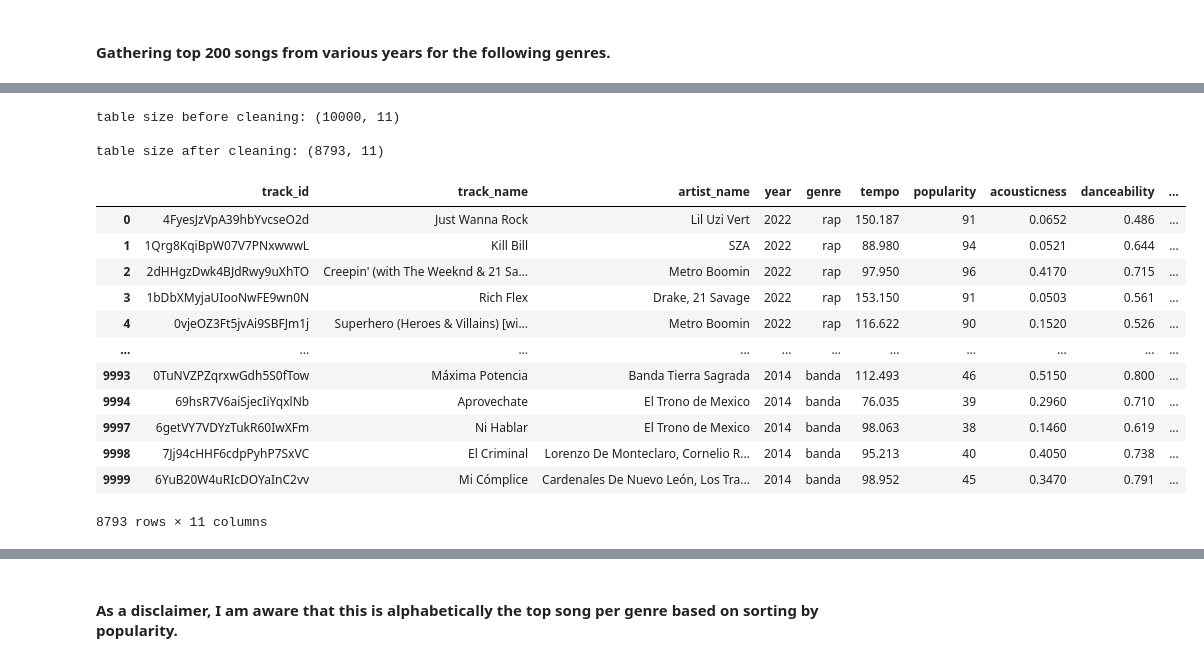
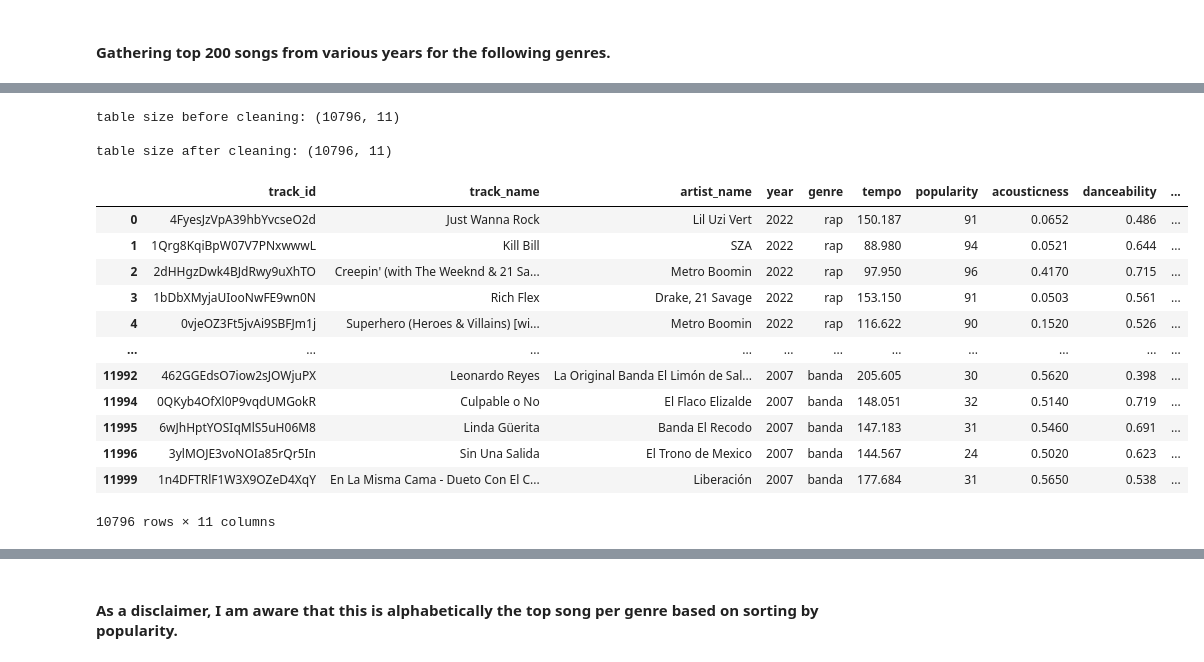
Before and after one commit to GuntherChung/INST414-A4, a Jupyter notebook: Assignment_4_Work.ipynb, the cells around one changed output, grey strips where cells are left out. Drawn from its saved outputs; the diff is of its cells as text; code cells hidden in the pictures.

```diff
--- a/Assignment_4_Work.ipynb
+++ b/Assignment_4_Work.ipynb
@@ -105,27 +152,27 @@ NameError: name 'songs_df' is not defined
 # %%
 # Dataframe size before cleaning
 print(f'table size before cleaning: {songs_df.shape}')
 
-# Dropping duplicate track names if they have the same artist name
-songs_df = songs_df.drop_duplicates(subset=['track_name', 'artist_name'])
+# Dropping duplicate track_id
+songs_df = songs_df.drop_duplicates(subset=['track_id'])
 
 # Dataframe size after cleaning and displaying table
 print(f'\ntable size after cleaning: {songs_df.shape}\n')
 songs_df
 # %% [output]
-table size before cleaning: (10000, 11)
+table size before cleaning: (10796, 11)
 
-table size after cleaning: (8793, 11)
+table size after cleaning: (10796, 11)
 |  | track_id | track_name | artist_name | year | genre | tempo | popularity | acousticness | danceability | ... |
 | 0 | 4FyesJzVpA39hbYvcseO2d | Just Wanna Rock | Lil Uzi Vert | 2022 | rap | 150.187 | 91 | 0.0652 | 0.486 | ... |
 | 1 | 1Qrg8KqiBpW07V7PNxwwwL | Kill Bill | SZA | 2022 | rap | 88.980 | 94 | 0.0521 | 0.644 | ... |
 | 2 | 2dHHgzDwk4BJdRwy9uXhTO | Creepin' (with The Weeknd & 21 Sa... | Metro Boomin | 2022 | rap | 97.950 | 96 | 0.4170 | 0.715 | ... |
 | 3 | 1bDbXMyjaUIooNwFE9wn0N | Rich Flex | Drake, 21 Savage | 2022 | rap | 153.150 | 91 | 0.0503 | 0.561 | ... |
 | 4 | 0vjeOZ3Ft5jvAi9SBFJm1j | Superhero (Heroes & Villains) [wi... | Metro Boomin | 2022 | rap | 116.622 | 90 | 0.1520 | 0.526 | ... |
 | ... | ... | ... | ... | ... | ... | ... | ... | ... | ... | ... |
-| 9993 | 0TuNVZPZqrxwGdh5S0fTow | Máxima Potencia | Banda Tierra Sagrada | 2014 | banda | 112.493 | 46 | 0.5150 | 0.800 | ... |
-| 9994 | 69hsR7V6aiSjecIiYqxlNb | Aprovechate | El Trono de Mexico | 2014 | banda | 76.035 | 39 | 0.2960 | 0.710 | ... |
-| 9997 | 6getVY7VDYzTukR60IwXFm | Ni Hablar | El Trono de Mexico | 2014 | banda | 98.063 | 38 | 0.1460 | 0.619 | ... |
-| 9998 | 7Jj94cHHF6cdpPyhP7SxVC | El Criminal | Lorenzo De Monteclaro, Cornelio R... | 2014 | banda | 95.213 | 40 | 0.4050 | 0.738 | ... |
-| 9999 | 6YuB20W4uRIcDOYaInC2vv | Mi Cómplice | Cardenales De Nuevo León, Los Tra... | 2014 | banda | 98.952 | 45 | 0.3470 | 0.791 | ... |
+| 11992 | 462GGEdsO7iow2sJOWjuPX | Leonardo Reyes | La Original Banda El Limón de Sal... | 2007 | banda | 205.605 | 30 | 0.5620 | 0.398 | ... |
+| 11994 | 0QKyb4OfXl0P9vqdUMGokR | Culpable o No | El Flaco Elizalde | 2007 | banda | 148.051 | 32 | 0.5140 | 0.719 | ... |
+| 11995 | 6wJhHptYOSIqMlS5uH06M8 | Linda Güerita | Banda El Recodo | 2007 | banda | 147.183 | 31 | 0.5460 | 0.691 | ... |
+| 11996 | 3ylMOJE3voNOIa85rQr5In | Sin Una Salida | El Trono de Mexico | 2007 | banda | 144.567 | 24 | 0.5020 | 0.623 | ... |
+| 11999 | 1n4DFTRlF1W3X9OZeD4XqY | En La Misma Cama - Dueto Con El C... | Liberación | 2007 | banda | 177.684 | 31 | 0.5650 | 0.538 | ... |
-8793 rows × 11 columns
+10796 rows × 11 columns
```
Also changed, not shown: parts of 8 cells of this notebook, 1 other file.
